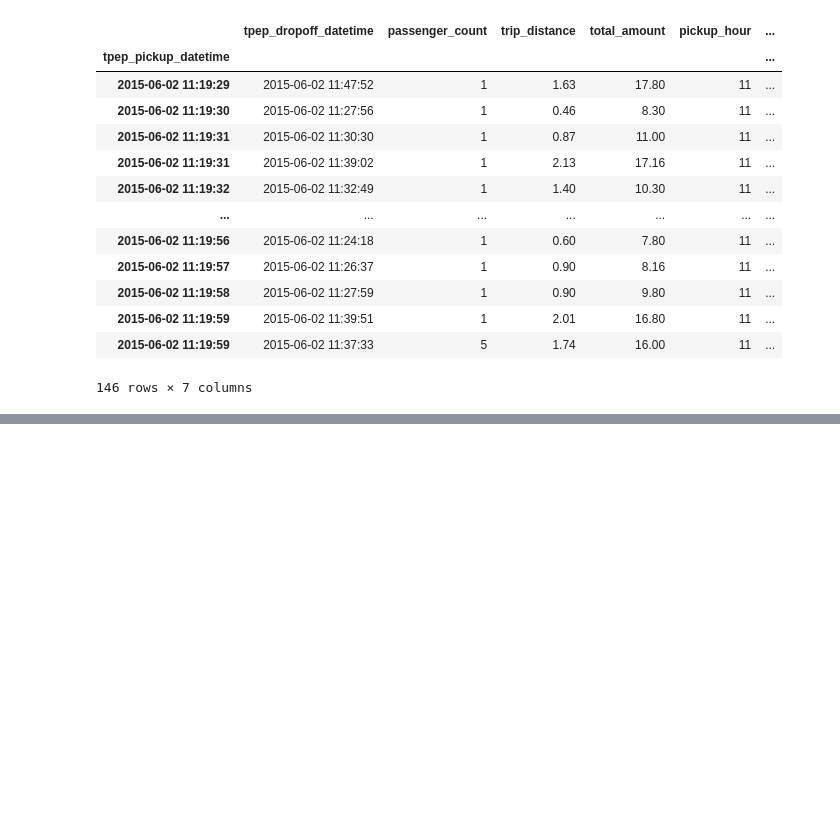
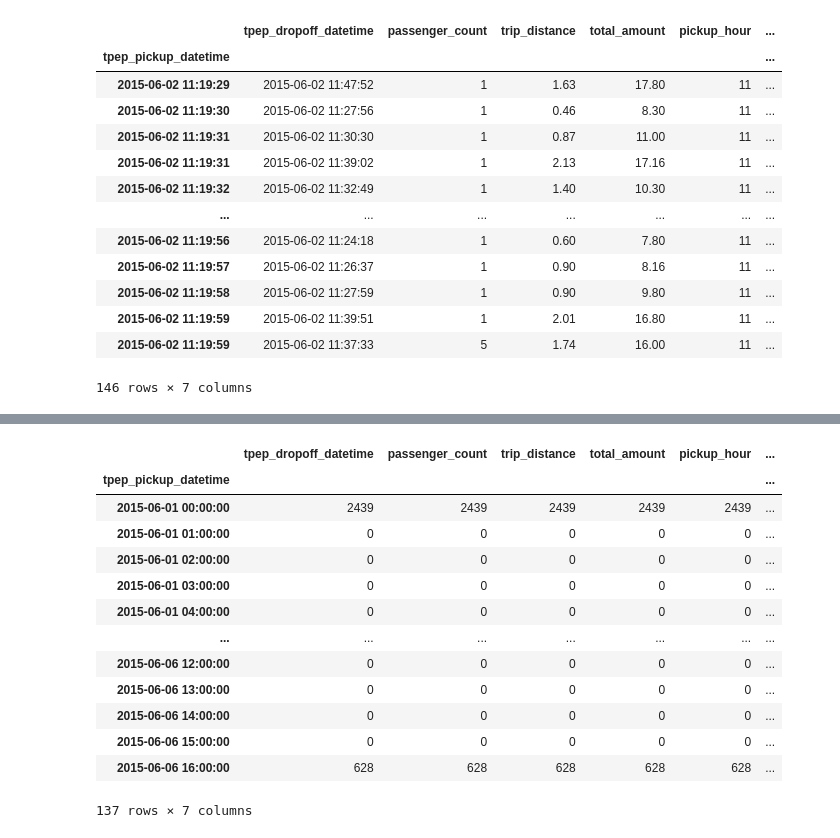
Before and after one commit to reuven/SFPython-2021-08Aug-18, a Jupyter notebook: SFPython-2021-08Aug-18.ipynb, the cells around one changed output, grey strips where cells are left out. Drawn from its saved outputs; the diff is of its cells as text; code cells hidden in the pictures; blank space fills up the shorter version.

```diff
--- a/SFPython-2021-08Aug-18.ipynb
+++ b/SFPython-2021-08Aug-18.ipynb
@@ -219,0 +237,17 @@ df.loc['2015-06-02 11:19']
+# %%
+df.resample('1H').count()
+# %% [output]
+|  | tpep_dropoff_datetime | passenger_count | trip_distance | total_amount | pickup_hour | ... |
+| tpep_pickup_datetime |  |  |  |  |  | ... |
+| 2015-06-01 00:00:00 | 2439 | 2439 | 2439 | 2439 | 2439 | ... |
+| 2015-06-01 01:00:00 | 0 | 0 | 0 | 0 | 0 | ... |
+| 2015-06-01 02:00:00 | 0 | 0 | 0 | 0 | 0 | ... |
+| 2015-06-01 03:00:00 | 0 | 0 | 0 | 0 | 0 | ... |
+| 2015-06-01 04:00:00 | 0 | 0 | 0 | 0 | 0 | ... |
+| ... | ... | ... | ... | ... | ... | ... |
+| 2015-06-06 12:00:00 | 0 | 0 | 0 | 0 | 0 | ... |
+| 2015-06-06 13:00:00 | 0 | 0 | 0 | 0 | 0 | ... |
+| 2015-06-06 14:00:00 | 0 | 0 | 0 | 0 | 0 | ... |
+| 2015-06-06 15:00:00 | 0 | 0 | 0 | 0 | 0 | ... |
+| 2015-06-06 16:00:00 | 628 | 628 | 628 | 628 | 628 | ... |
+137 rows × 7 columns
```
Also changed, not shown: parts of 1 cell of this notebook.
